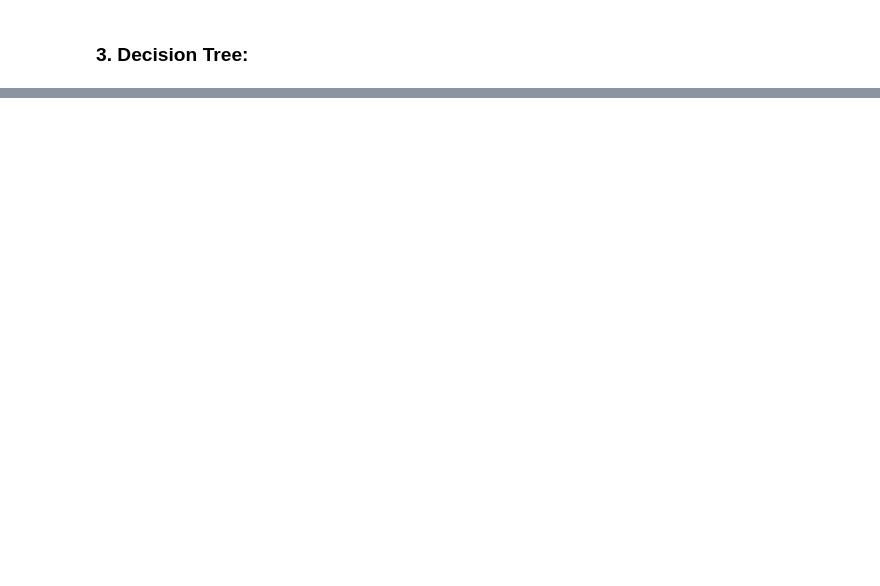
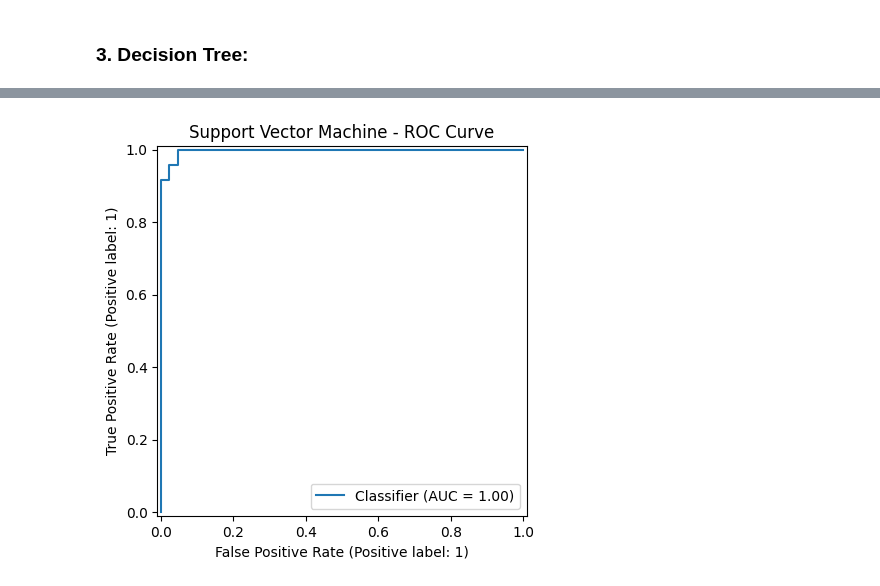
Before and after one commit to Sami-ur-Rehman1073/breast_cancer_prediction, a Jupyter notebook: notebooks/03_modeling.ipynb, the cells around one changed output, grey strips where cells are left out. Cells and saved outputs as stored; diff of their text form; code cells hidden in the pictures; blank space fills up the shorter version.

```diff
--- a/notebooks/03_modeling.ipynb
+++ b/notebooks/03_modeling.ipynb
@@ -708,0 +744,8 @@ comparison_df
+# %%
+plot_roc_curve(
+    y_test=y_test,
+    test_probabilities=test_probabilities,
+    model_name="Support Vector Machine"
+)
+# %% [output]
+[figure, added]
```
Also changed, not shown: parts of 58 cells of this notebook.
